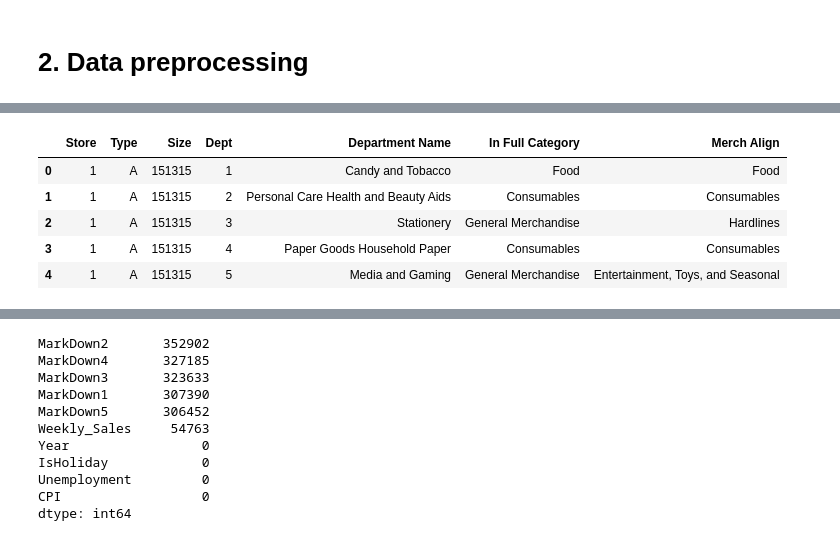
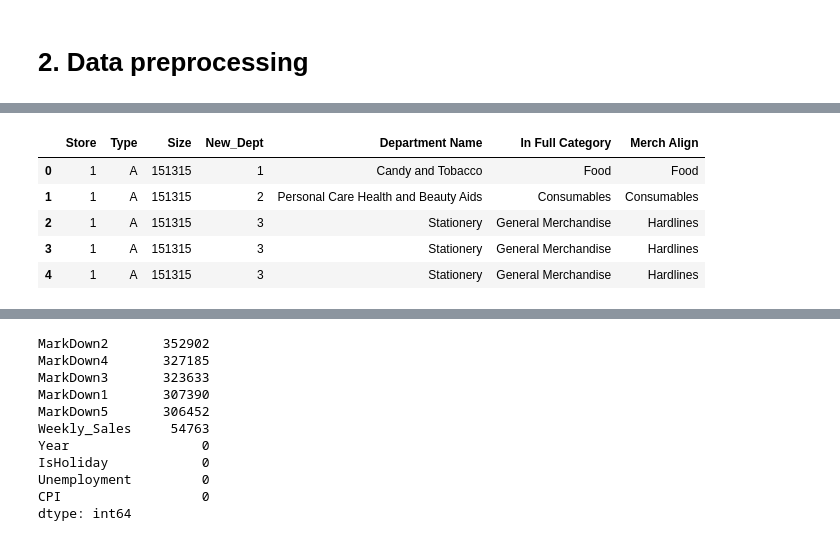
Before and after one commit to Dr-Spicy/WalmartForecast, a Jupyter notebook: Notebook.ipynb, the cells around one changed output, grey strips where cells are left out. Cells and saved outputs as stored; diff of their text form; code cells hidden in the pictures.

```diff
--- a/Notebook.ipynb
+++ b/Notebook.ipynb
@@ -315,0 +343,3 @@ memory usage: 848.0 bytes
+# %%
+train['New_Dept'] = train['Dept']
+train.head()
@@ -315,0 +353,27 @@ memory usage: 848.0 bytes
+# %%
+# replace the department['New_Dept'] with the number 03, which is the main 'Stationery' department, if the department number is in the dept_stationary list
+train.loc[train['New_Dept'].isin(dept_stationary), 'New_Dept'] = 3
+# replace the department['New_Dept'] with the number 19, which is the main 'Piece Goods Fabrics and Crafts' department, if the department number is in the dept_piece_goods list
+train.loc[train['New_Dept'].isin(dept_piece_goods), 'New_Dept'] = 19
+# replace the department['New_Dept'] with the number 32, which is the main 'Jewelry' department, if the department number is in the dept_jewelry list
+train.loc[train['New_Dept'].isin(dept_jewelry), 'New_Dept'] = 32
+# replace the department['New_Dept'] with the number 09, which is the main 'Sporting Goods' department, if the department number is in the dept_sporting_goods list
+train.loc[train['New_Dept'].isin(dept_sporting_goods), 'New_Dept'] = 9
+# replace the department['New_Dept'] with the number 46, which is the main 'Cosmetics Fragrances and Skin Care' department, if the department number is in the dept_cosmetics list
+train.loc[train['New_Dept'].isin(dept_cosmetics), 'New_Dept'] = 46
+# replace the department['New_Dept'] with the number 37, which is the main 'Auto Service' department, if the department number is in the dept_auto_service list
+train.loc[train['New_Dept'].isin(dept_auto_service), 'New_Dept'] = 37
+# replace the department['New_Dept'] with the number 23, which is the main 'Mens Wear' department, if the department number is in the dept_mens_wear list
+train.loc[train['New_Dept'].isin(dept_mens_wear), 'New_Dept'] = 23
+# replace the department['New_Dept'] with the number 49, which is the main 'Optical' department, if the department number is in the dept_optical list
+train.loc[train['New_Dept'].isin(dept_optical), 'New_Dept'] = 49
+# replace the department['New_Dept'] with the number 34, which is the main 'Ladies Wear' department, if the department number is in the dept_ladies_wear list
+train.loc[train['New_Dept'].isin(dept_ladies_wear), 'New_Dept'] = 34
+# replace the department['New_Dept'] with the number 80, which is the main 'Deli' department, if the department number is in the dept_deli list
+train.loc[train['New_Dept'].isin(dept_deli), 'New_Dept'] = 80
+# replace the department['New_Dept'] with the number 10, which is the main 'Automotive' department, if the department number is in the dept_automotive list
+train.loc[train['New_Dept'].isin(dept_automotive), 'New_Dept'] = 10
+# replace the department['New_Dept'] with the number 7, which is the main 'Toys' department, if the department number is in the dept_toys list
+train.loc[train['New_Dept'].isin(dept_toys), 'New_Dept'] = 7
+# replace the department['New_Dept'] with the number 5, which is the main 'Media and Gaming' department, if the department number is in the dept_media_gaming list
+train.loc[train['New_Dept'].isin(dept_media_gaming), 'New_Dept'] = 5
@@ -315,0 +385,8 @@ memory usage: 848.0 bytes
+# %%
+# drop the 'Dept' column from the train table and keep the 'New_Dept' column as the department number
+train = train.drop(columns='Dept')
+# %%
+# sum up the weekly sales for each store-new_dept pair in the train table
+a = train[['Store','New_Dept','Date','Weekly_Sales']].groupby(['Store','New_Dept','Date']).agg({'Weekly_Sales':'sum'}).reset_index()
+# merge a with features['IsHoliday'] to get the 'IsHoliday' column back to the train table as train1 now
+train1 = a.merge(features[['Store','Date','IsHoliday']], on = ["Store","Date"], how="left")
@@ -323,19 +438,19 @@ memory usage: 848.0 bytes
 # %%
 # Get all the combination between Store and its available Dept
-st_dept = train[['Store','Dept']].drop_duplicates()
+st_dept = train1[['Store','New_Dept']].drop_duplicates()
 # Left join walmart_dept to get the department name, In-Full Category, and Merch Align
-st_dept = st_dept.merge(walmart_dept, left_on='Dept', right_on='Accounting Department', how='left').drop(columns='Accounting Department')
+st_dept = st_dept.merge(walmart_dept, left_on='New_Dept', right_on='Accounting Department', how='left').drop(columns='Accounting Department')
 # Left join with stores to get the store type and size
 st_dept = st_dept.merge(stores, on='Store', how='left')
-st_dept = st_dept[['Store','Type','Size','Dept','Department Name','In Full Category','Merch Align']]
+st_dept = st_dept[['Store','Type','Size','New_Dept','Department Name','In Full Category','Merch Align']]
 st_dept.head()
 # %% [output]
-|  | Store | Type | Size | Dept | Department Name | In Full Category | Merch Align |
+|  | Store | Type | Size | New_Dept | Department Name | In Full Category | Merch Align |
 | 0 | 1 | A | 151315 | 1 | Candy and Tobacco | Food | Food |
 | 1 | 1 | A | 151315 | 2 | Personal Care Health and Beauty Aids | Consumables | Consumables |
 | 2 | 1 | A | 151315 | 3 | Stationery | General Merchandise | Hardlines |
-| 3 | 1 | A | 151315 | 4 | Paper Goods Household Paper | Consumables | Consumables |
-| 4 | 1 | A | 151315 | 5 | Media and Gaming | General Merchandise | Entertainment, Toys, and Seasonal |
+| 3 | 1 | A | 151315 | 3 | Stationery | General Merchandise | Hardlines |
+| 4 | 1 | A | 151315 | 3 | Stationery | General Merchandise | Hardlines |
 # %%
 # right join st_dept with features, so that for every store-dept pair, we have all the features at all weeks during the time period, even though this span causes some weeks' sales data are missing for this store-dept pair.
 # sdw is short for store-dept-weekly
```
Also changed, not shown: parts of 15 cells of this notebook, 1 other file.
